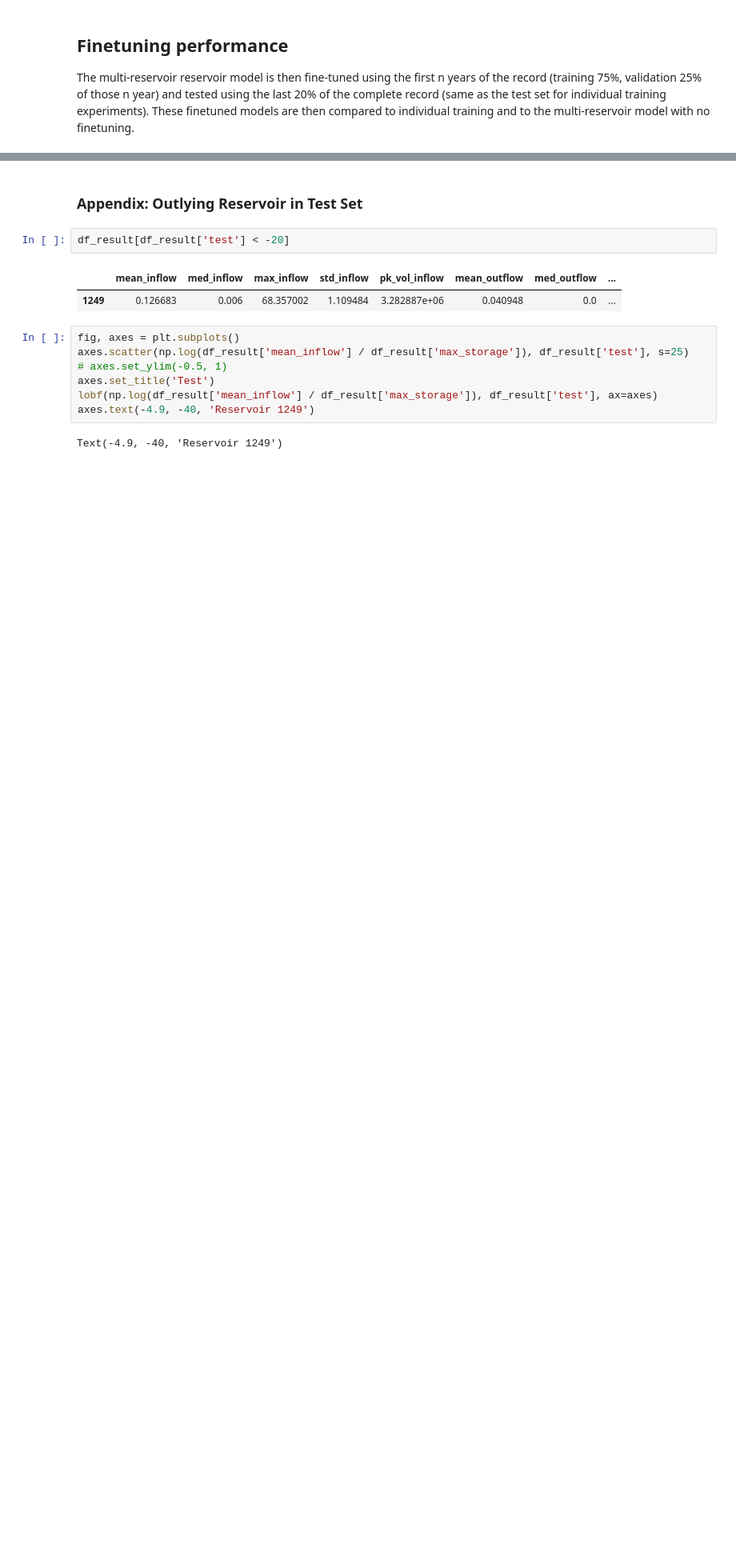
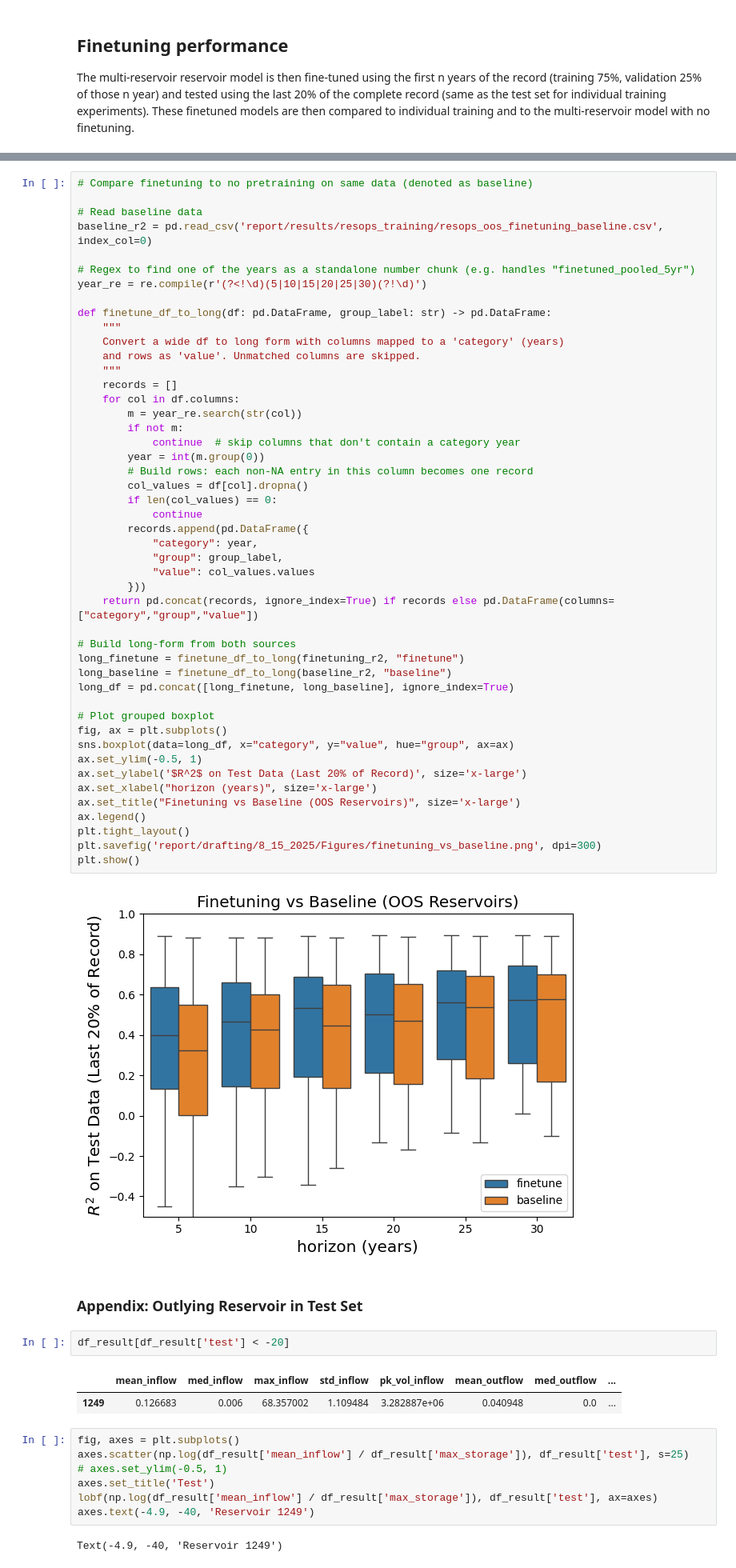
Before and after one commit to Matt2371/DL-reservoir-modeling, a Jupyter notebook: experiments/10e_resops_evaluate.ipynb, the cells around one changed output, grey strips where cells are left out. Shown at 80% size. Drawn from its saved outputs; the diff is of its cells as text; blank space fills up the shorter version.

```diff
--- a/experiments/10e_resops_evaluate.ipynb
+++ b/experiments/10e_resops_evaluate.ipynb
@@ -800,3 +724,52 @@ These observations provide evidence that finetuning on the pooled model provides
+# %%
+# Compare finetuning to no pretraining on same data (denoted as baseline)
+
+# Read baseline data
+baseline_r2 = pd.read_csv('report/results/resops_training/resops_oos_finetuning_baseline.csv', index_col=0)
+
+# Regex to find one of the years as a standalone number chunk (e.g. handles "finetuned_pooled_5yr")
+year_re = re.compile(r'(?<!\d)(5|10|15|20|25|30)(?!\d)')
+
+def finetune_df_to_long(df: pd.DataFrame, group_label: str) -> pd.DataFrame:
+    """
+    Convert a wide df to long form with columns mapped to a 'category' (years)
+    and rows as 'value'. Unmatched columns are skipped.
+    """
+    records = []
+    for col in df.columns:
+        m = year_re.search(str(col))
+        if not m:
+            continue  # skip columns that don't contain a category year
+        year = int(m.group(0))
+        # Build rows: each non-NA entry in this column becomes one record
+        col_values = df[col].dropna()
+        if len(col_values) == 0:
+            continue
+        records.append(pd.DataFrame({
+            "category": year,
+            "group": group_label,
+            "value": col_values.values
+        }))
+    return pd.concat(records, ignore_index=True) if records else pd.DataFrame(columns=["category","group","value"])
+
+# Build long-form from both sources
+long_finetune = finetune_df_to_long(finetuning_r2, "finetune")
+long_baseline = finetune_df_to_long(baseline_r2, "baseline")
+long_df = pd.concat([long_finetune, long_baseline], ignore_index=True)
+
+# Plot grouped boxplot
+fig, ax = plt.subplots()
+sns.boxplot(data=long_df, x="category", y="value", hue="group", ax=ax)
+ax.set_ylim(-0.5, 1)
+ax.set_ylabel('$R^2$ on Test Data (Last 20% of Record)', size='x-large')
+ax.set_xlabel("horizon (years)", size='x-large')
+ax.set_title("Finetuning vs Baseline (OOS Reservoirs)", size='x-large')
+ax.legend()
+plt.tight_layout()
+plt.savefig('report/drafting/8_15_2025/Figures/finetuning_vs_baseline.png', dpi=300)
+plt.show()
+# %% [output]
+[figure, added]
 # %% [markdown]
 ### Appendix: Outlying Reservoir in Test Set
 # %%
```
Also changed, not shown: parts of 12 cells of this notebook, 16 other files.
